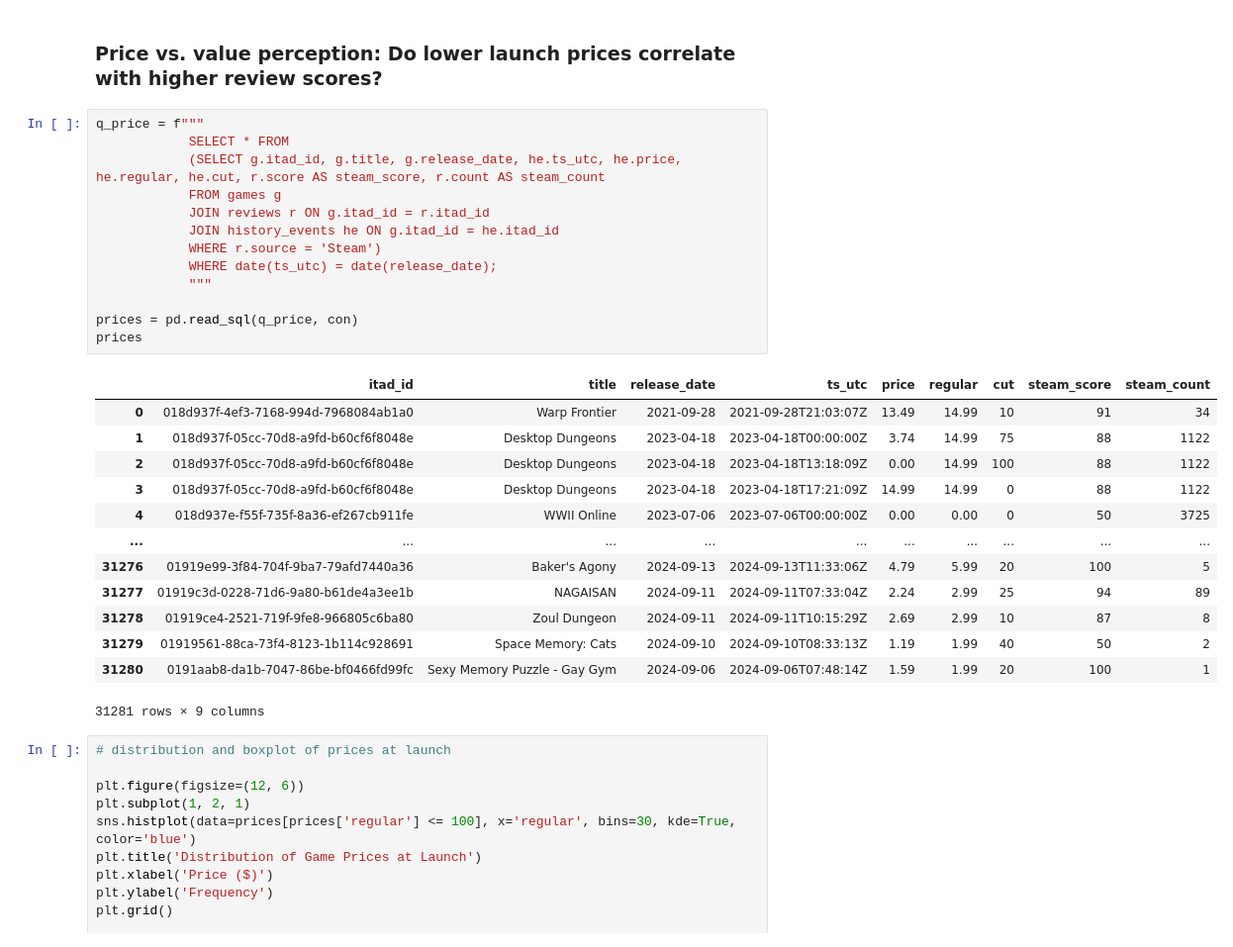
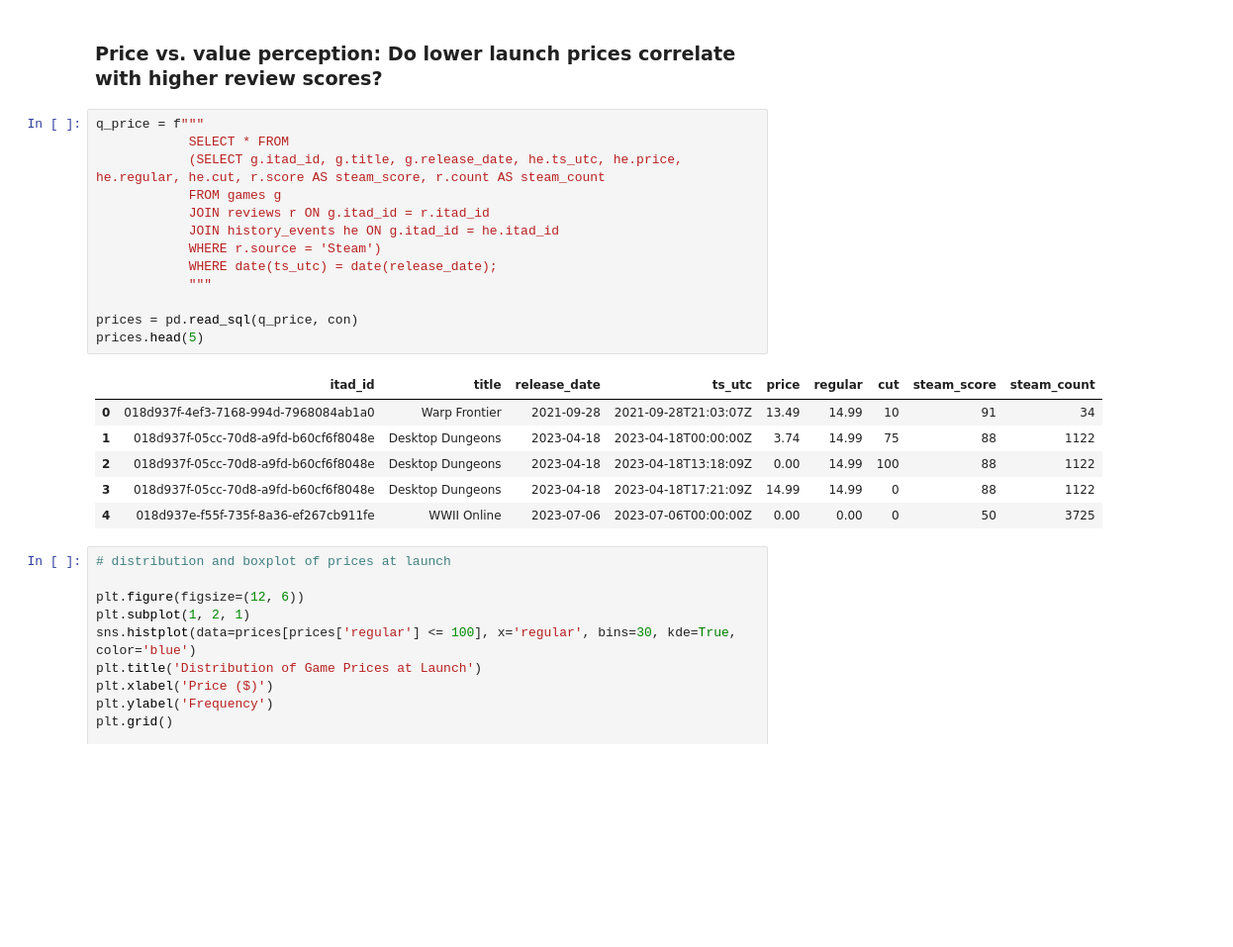
Before and after one commit to faraz1272/steam-discount-forecast, a Jupyter notebook: notebooks/EDA_Experimentation.ipynb, the cells around one changed output. Shown at 99% size. Drawn from its saved outputs; the diff is of its cells as text; blank space fills up the shorter version.

```diff
--- a/notebooks/EDA_Experimentation.ipynb
+++ b/notebooks/EDA_Experimentation.ipynb
@@ -1162,30 +1162,23 @@ plt.show()
 # %%
 q_price = f"""
             SELECT * FROM
             (SELECT g.itad_id, g.title, g.release_date, he.ts_utc, he.price, he.regular, he.cut, r.score AS steam_score, r.count AS steam_count
             FROM games g
             JOIN reviews r ON g.itad_id = r.itad_id
             JOIN history_events he ON g.itad_id = he.itad_id
             WHERE r.source = 'Steam')
             WHERE date(ts_utc) = date(release_date);
             """
 
 prices = pd.read_sql(q_price, con)
-prices
+prices.head(5)
 # %% [output]
 |  | itad_id | title | release_date | ts_utc | price | regular | cut | steam_score | steam_count |
 | 0 | 018d937f-4ef3-7168-994d-7968084ab1a0 | Warp Frontier | 2021-09-28 | 2021-09-28T21:03:07Z | 13.49 | 14.99 | 10 | 91 | 34 |
 | 1 | 018d937f-05cc-70d8-a9fd-b60cf6f8048e | Desktop Dungeons | 2023-04-18 | 2023-04-18T00:00:00Z | 3.74 | 14.99 | 75 | 88 | 1122 |
 | 2 | 018d937f-05cc-70d8-a9fd-b60cf6f8048e | Desktop Dungeons | 2023-04-18 | 2023-04-18T13:18:09Z | 0.00 | 14.99 | 100 | 88 | 1122 |
 | 3 | 018d937f-05cc-70d8-a9fd-b60cf6f8048e | Desktop Dungeons | 2023-04-18 | 2023-04-18T17:21:09Z | 14.99 | 14.99 | 0 | 88 | 1122 |
 | 4 | 018d937e-f55f-735f-8a36-ef267cb911fe | WWII Online | 2023-07-06 | 2023-07-06T00:00:00Z | 0.00 | 0.00 | 0 | 50 | 3725 |
-| ... | ... | ... | ... | ... | ... | ... | ... | ... | ... |
-| 31276 | 01919e99-3f84-704f-9ba7-79afd7440a36 | Baker's Agony | 2024-09-13 | 2024-09-13T11:33:06Z | 4.79 | 5.99 | 20 | 100 | 5 |
-| 31277 | 01919c3d-0228-71d6-9a80-b61de4a3ee1b | NAGAISAN | 2024-09-11 | 2024-09-11T07:33:04Z | 2.24 | 2.99 | 25 | 94 | 89 |
-| 31278 | 01919ce4-2521-719f-9fe8-966805c6ba80 | Zoul Dungeon | 2024-09-11 | 2024-09-11T10:15:29Z | 2.69 | 2.99 | 10 | 87 | 8 |
-| 31279 | 01919561-88ca-73f4-8123-1b114c928691 | Space Memory: Cats | 2024-09-10 | 2024-09-10T08:33:13Z | 1.19 | 1.99 | 40 | 50 | 2 |
-| 31280 | 0191aab8-da1b-7047-86be-bf0466fd99fc | Sexy Memory Puzzle - Gay Gym | 2024-09-06 | 2024-09-06T07:48:14Z | 1.59 | 1.99 | 20 | 100 | 1 |
-31281 rows × 9 columns
 # %%
 # distribution and boxplot of prices at launch
 
```
Also changed, not shown: parts of 9 cells of this notebook.
